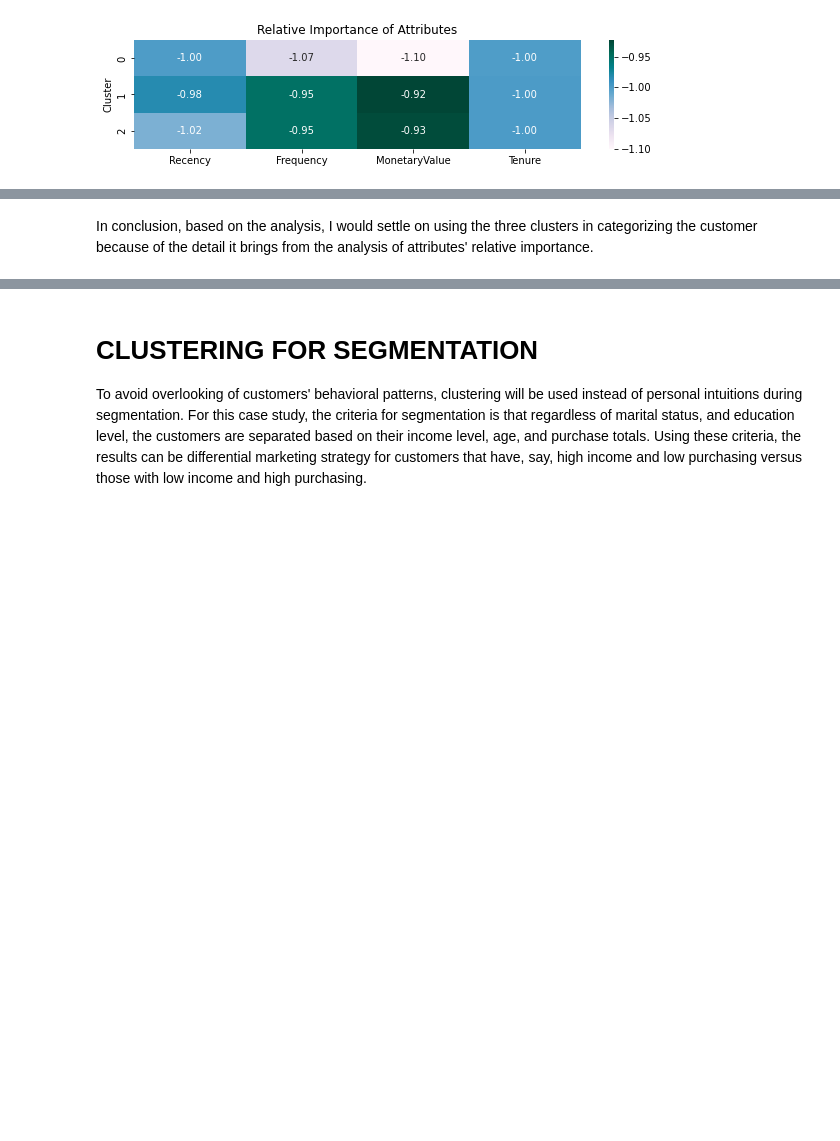
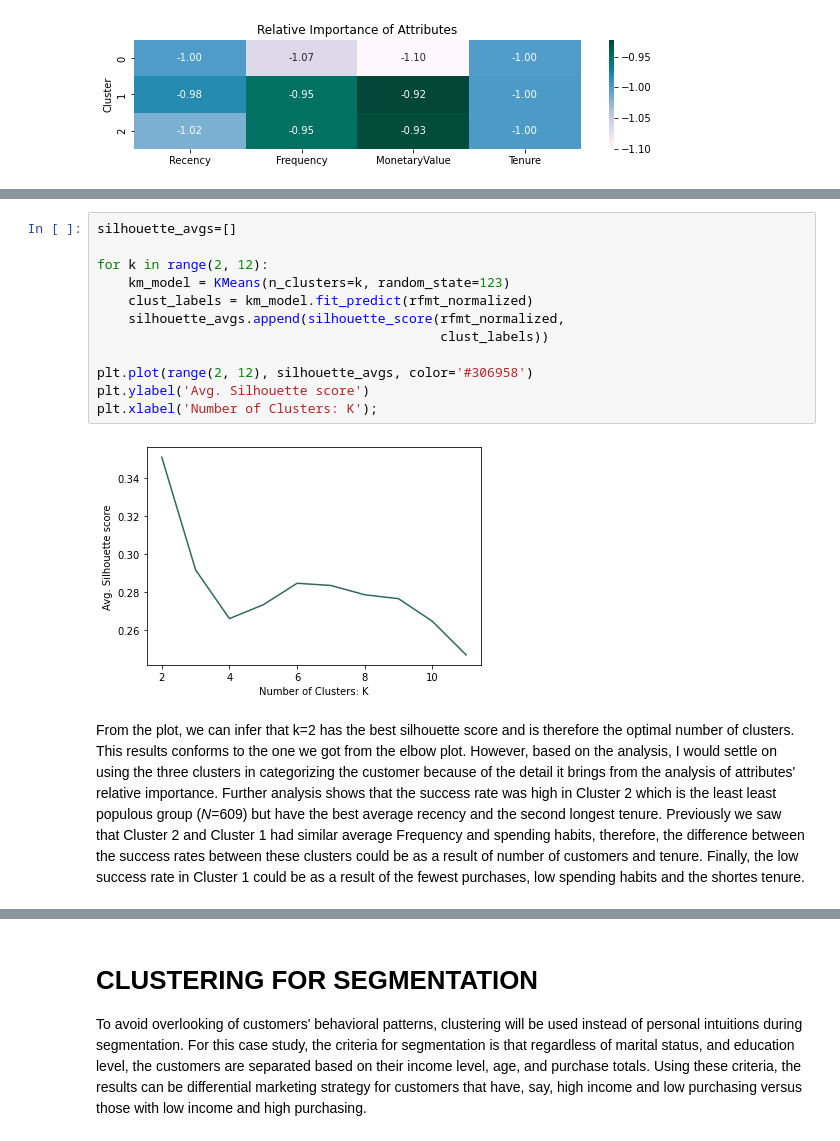
Before and after one commit to Demiga-g/iFood-Marketing-Analysis, a Jupyter notebook: iFood Marketing Analysis.ipynb, the cells around one changed output, grey strips where cells are left out. Drawn from its saved outputs; the diff is of its cells as text; blank space fills up the shorter version.

Commit message:
Performed cluster selection with silhouette score and then interpreted the success rates based on the three clusters.

```diff
--- a/iFood Marketing Analysis.ipynb
+++ b/iFood Marketing Analysis.ipynb
@@ -671,2 +679,16 @@ The elbow approach with squared errors is somewhat quantitative but also depends
+# %%
+silhouette_avgs=[]
+
+for k in range(2, 12):
+    km_model = KMeans(n_clusters=k, random_state=123)
+    clust_labels = km_model.fit_predict(rfmt_normalized)
+    silhouette_avgs.append(silhouette_score(rfmt_normalized,
+                                            clust_labels))
+
+plt.plot(range(2, 12), silhouette_avgs, color='#306958')
+plt.ylabel('Avg. Silhouette score')
+plt.xlabel('Number of Clusters: K');
+# %% [output]
+[figure, added]
 # %% [markdown]
-In conclusion, based on the analysis, I would settle on using the three clusters in categorizing the customer because of the detail it brings from the analysis of attributes' relative importance.
+From the plot, we can infer that k=2 has the best silhouette score and is therefore the optimal number of clusters. This results conforms to the one we got from the elbow plot. However, based on the analysis, I would settle on using the three clusters in categorizing the customer because of the detail it brings from the analysis of attributes' relative importance. Further analysis shows that the success rate was high in Cluster 2 which is the least least populous group (*N*=609) but have the best average recency and the second longest tenure. Previously we saw that Cluster 2 and Cluster 1 had similar average Frequency and spending habits, therefore, the difference between the success rates between these clusters could be as a result of number of customers and tenure. Finally, the low success rate in Cluster 1 could be as a result of the fewest purchases, low spending habits and the shortes tenure.
```
Also changed, not shown: parts of 44 cells of this notebook.
